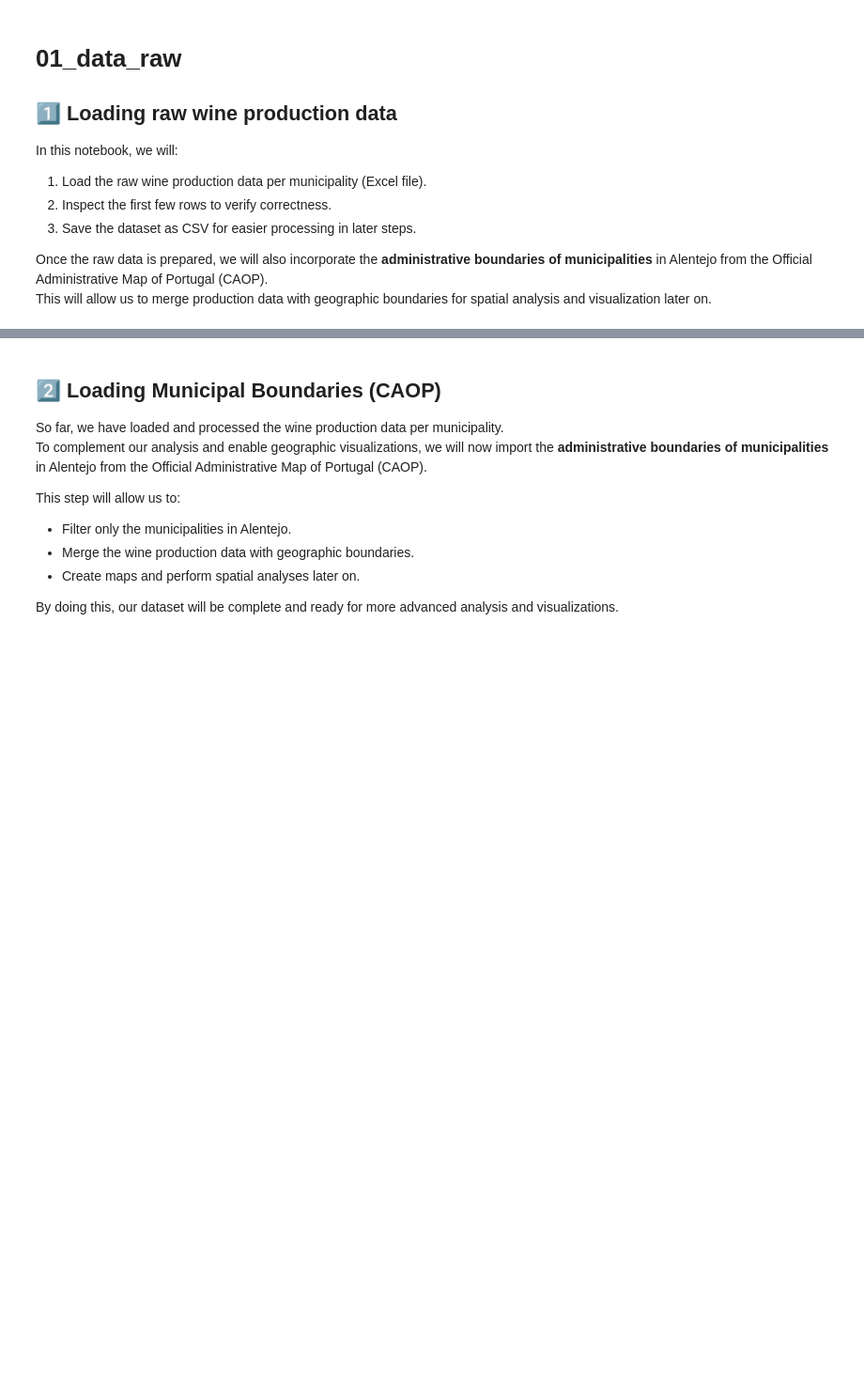
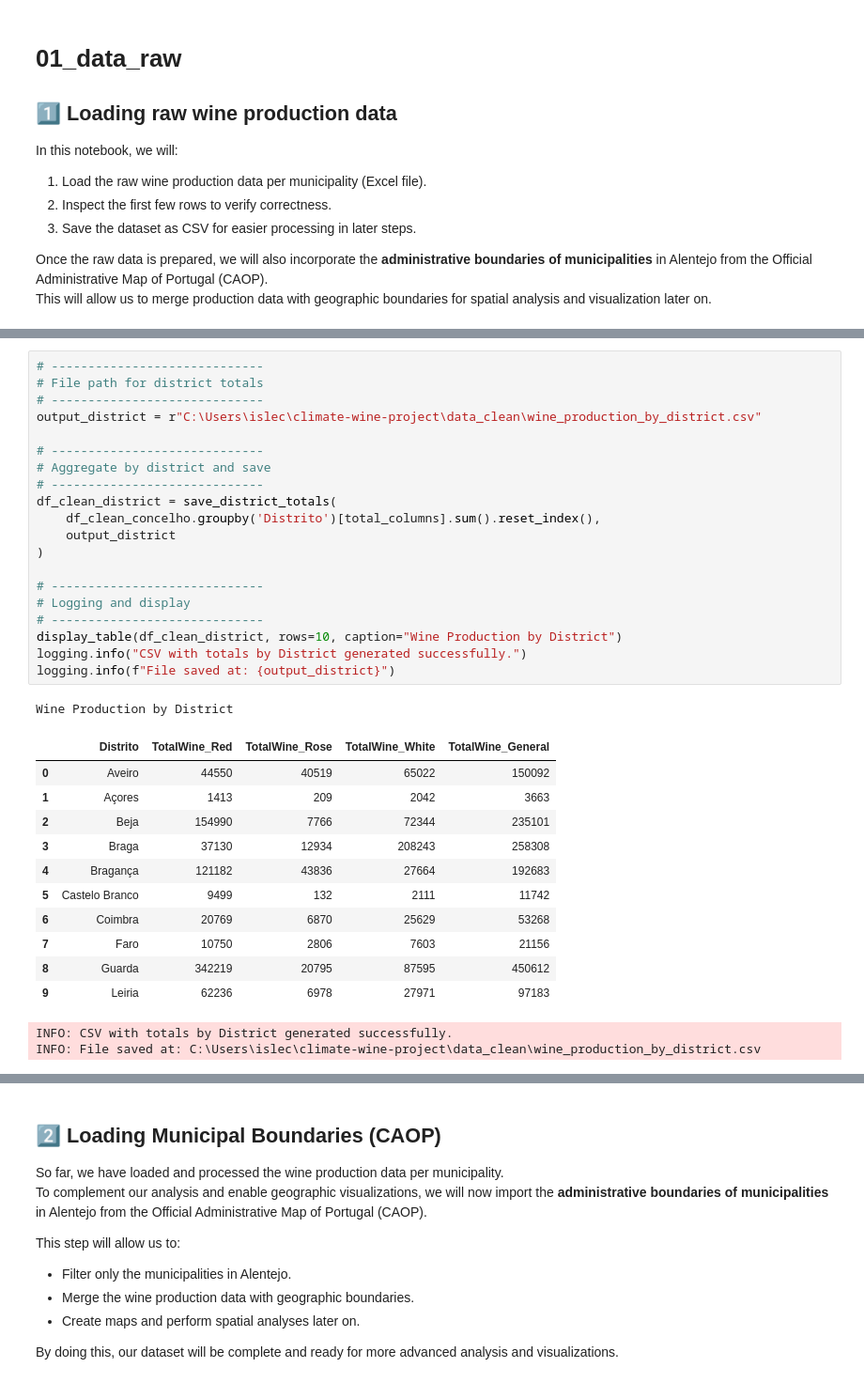
Before and after one commit to FernandaChacara/climate-wine-project, a Jupyter notebook: notebooks/01_data_raw.ipynb, the cells around one changed output, grey strips where cells are left out. Shown: that part at 94% size. Saved outputs shown, nothing was run; the diff lists cells and outputs as text; blank space fills up the shorter version.

```diff
--- a/notebooks/01_data_raw.ipynb
+++ b/notebooks/01_data_raw.ipynb
@@ -106 +117,36 @@ print(f"\n📂 Ficheiro salvo em: {output_districts}")
+# %%
+# -----------------------------
+# File path for district totals
+# -----------------------------
+output_district = r"C:\Users\islec\climate-wine-project\data_clean\wine_production_by_district.csv"
+
+# -----------------------------
+# Aggregate by district and save
+# -----------------------------
+df_clean_district = save_district_totals(
+    df_clean_concelho.groupby('Distrito')[total_columns].sum().reset_index(),
+    output_district
+)
+
+# -----------------------------
+# Logging and display
+# -----------------------------
+display_table(df_clean_district, rows=10, caption="Wine Production by District")
+logging.info("CSV with totals by District generated successfully.")
+logging.info(f"File saved at: {output_district}")
+# %% [output]
+Wine Production by District
+|  | Distrito | TotalWine_Red | TotalWine_Rose | TotalWine_White | TotalWine_General |
+| 0 | Aveiro | 44550 | 40519 | 65022 | 150092 |
+| 1 | Açores | 1413 | 209 | 2042 | 3663 |
+| 2 | Beja | 154990 | 7766 | 72344 | 235101 |
+| 3 | Braga | 37130 | 12934 | 208243 | 258308 |
+| 4 | Bragança | 121182 | 43836 | 27664 | 192683 |
+| 5 | Castelo Branco | 9499 | 132 | 2111 | 11742 |
+| 6 | Coimbra | 20769 | 6870 | 25629 | 53268 |
+| 7 | Faro | 10750 | 2806 | 7603 | 21156 |
+| 8 | Guarda | 342219 | 20795 | 87595 | 450612 |
+| 9 | Leiria | 62236 | 6978 | 27971 | 97183 |
+INFO: CSV with totals by District generated successfully.
+INFO: File saved at: C:\Users\islec\climate-wine-project\data_clean\wine_production_by_district.csv
 # %%
```
Also changed, not shown: parts of 7 cells of this notebook, 50 other files.
